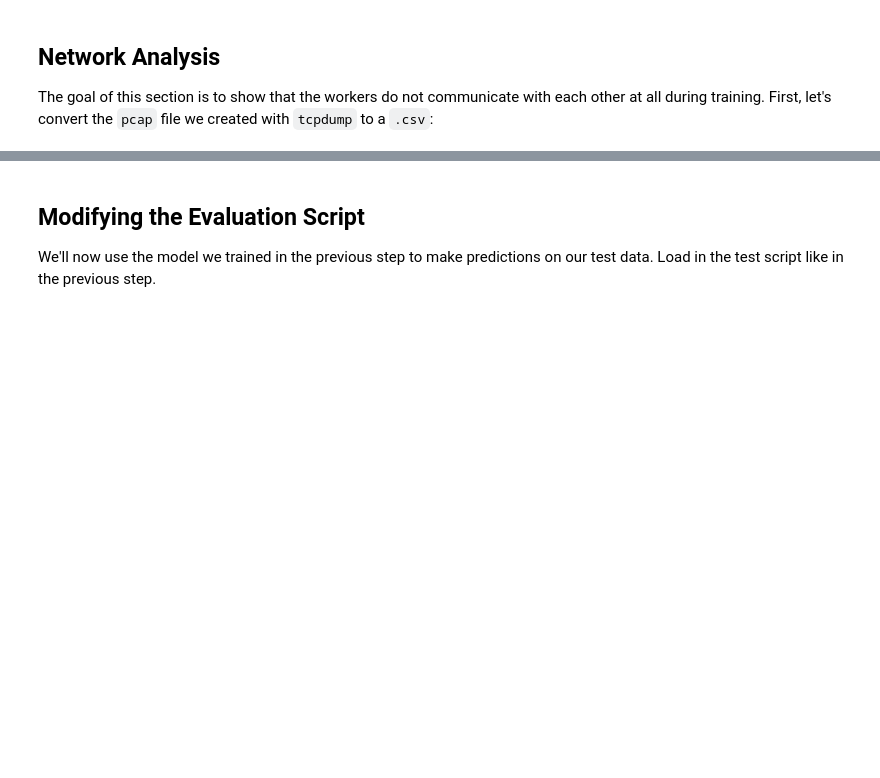
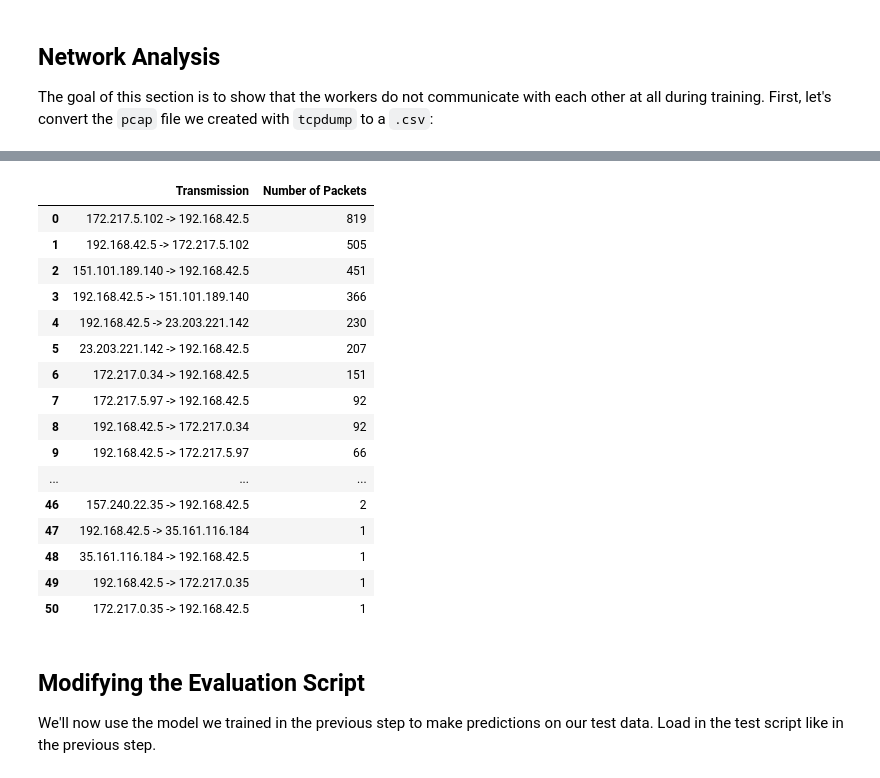
Before and after one commit to mc2-project/risecamp, a Jupyter notebook: mc2/tutorial/Exercise 3.ipynb, the cells around one changed output, grey strips where cells are left out. Drawn from its saved outputs; the diff is of its cells as text; code cells hidden in the pictures; blank space fills up the shorter version.

```diff
--- a/mc2/tutorial/Exercise 3.ipynb
+++ b/mc2/tutorial/Exercise 3.ipynb
@@ -98,3 +119,23 @@ Name: IP Source to IP Destination, dtype: int64
+# %%
+capture['Transmission'].value_counts().rename_axis('Transmission').reset_index(name='Number of Packets')
+# %% [output]
+|  | Transmission | Number of Packets |
+| 0 | 172.217.5.102 -> 192.168.42.5 | 819 |
+| 1 | 192.168.42.5 -> 172.217.5.102 | 505 |
+| 2 | 151.101.189.140 -> 192.168.42.5 | 451 |
+| 3 | 192.168.42.5 -> 151.101.189.140 | 366 |
+| 4 | 192.168.42.5 -> 23.203.221.142 | 230 |
+| 5 | 23.203.221.142 -> 192.168.42.5 | 207 |
+| 6 | 172.217.0.34 -> 192.168.42.5 | 151 |
+| 7 | 172.217.5.97 -> 192.168.42.5 | 92 |
+| 8 | 192.168.42.5 -> 172.217.0.34 | 92 |
+| 9 | 192.168.42.5 -> 172.217.5.97 | 66 |
+| ... | ... | ... |
+| 46 | 157.240.22.35 -> 192.168.42.5 | 2 |
+| 47 | 192.168.42.5 -> 35.161.116.184 | 1 |
+| 48 | 35.161.116.184 -> 192.168.42.5 | 1 |
+| 49 | 192.168.42.5 -> 172.217.0.35 | 1 |
+| 50 | 172.217.0.35 -> 192.168.42.5 | 1 |
 # %% [markdown]
 ## Modifying the Evaluation Script
 We'll now use the model we trained in the previous step to make predictions on our test data. Load in the test script like in the previous step.
```
Also changed, not shown: parts of 7 cells of this notebook.
